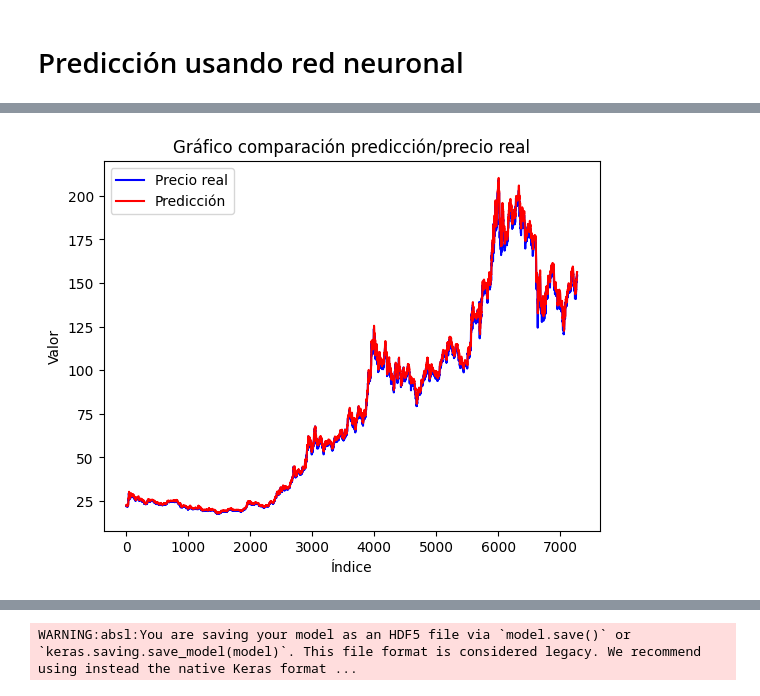
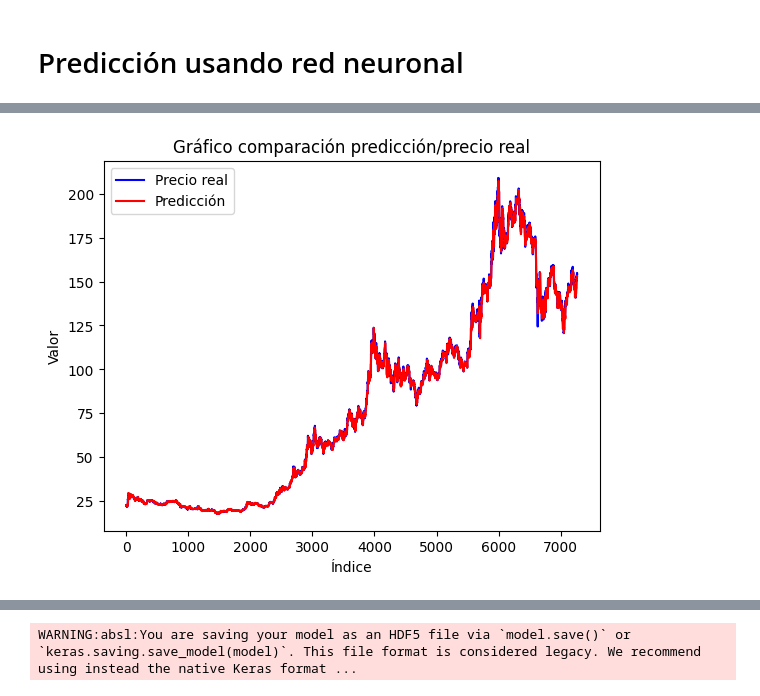
Before and after one commit to Raul-Gonzalez-M/TFG, a Jupyter notebook: codigo/MoreData/AlgoritmosSolanaHMoreData.ipynb, the cells around one changed output, grey strips where cells are left out. Drawn from its saved outputs; the diff is of its cells as text; code cells hidden in the pictures.

Commit message:
Implementación de prepararDatos en redes Densas de MoreData testeado y funciona correctamente

```diff
--- a/codigo/MoreData/AlgoritmosSolanaHMoreData.ipynb
+++ b/codigo/MoreData/AlgoritmosSolanaHMoreData.ipynb
@@ -531,6 +511,8 @@ array([[[ 22.1 ,  22.3 ,  22.05,  22.15],
+# %%
+X_vali, y_vali = preparar_datosRedDensa(df_vali)
 # %%
 model = Sequential()
-model.add(Dense(64, activation='relu', input_shape=(28,)))
+model.add(Dense(64, activation='relu', input_shape=(numhorasredes*4,)))
 model.add(Dense(64, activation='relu'))
 model.add(Dense(1))
 
@@ -556,3 +520,3 @@ X_valiR = np.array(X_valiR)
 # %%
-history = model.fit(X_trainR, y_train, epochs=3, batch_size=96, validation_data=(X_valiR, y_vali), shuffle=False)
+history = model.fit(X_train, y_train, epochs=10, batch_size=32, validation_data=(X_vali, y_vali), shuffle=False)
 # %% [output]
@@ -565,4 +543,4 @@ Epoch 3/3
 # %%
-y_pred = model.predict(X_valiR)
+y_pred = model.predict(X_vali)
 y_pred
 # %% [output]
@@ -577,17 +549,14 @@ array([[ 22.407331],
 # %%
-Valirpr = []
-for i in range(7,df_vali.shape[0]):
-    Valirpr.append(df_vali.iloc[i].close)
 plt.plot(Valirpr, color='blue', label='Precio real')  # Línea azul
 plt.plot(y_pred, color='red', label='Predicción')   # Línea roja
 plt.title('Gráfico comparación predicción/precio real')
 plt.xlabel('Índice')
 plt.ylabel('Valor')
 plt.legend()
 
 plt.show()
 # %% [output]
-[figure, old version]
+[figure, new version]
 # %%
 print(len(y_pred))
 # %% [output]
```
Also changed, not shown: parts of 13 cells of this notebook.
